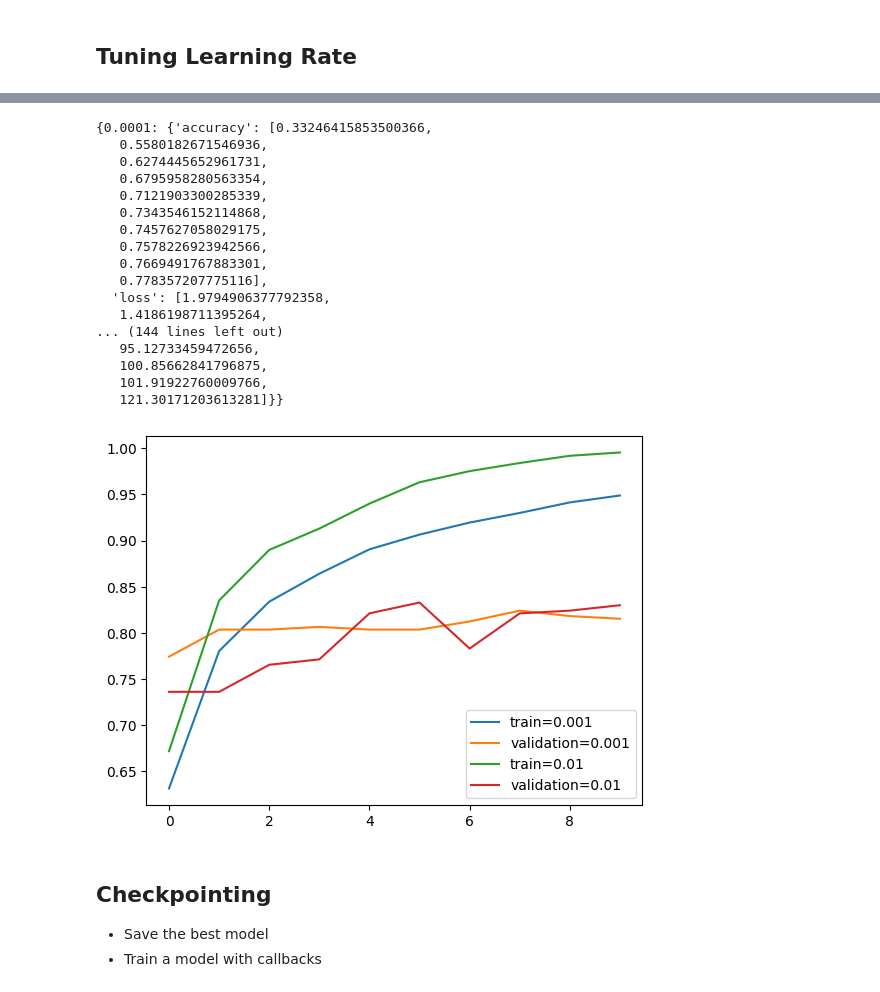
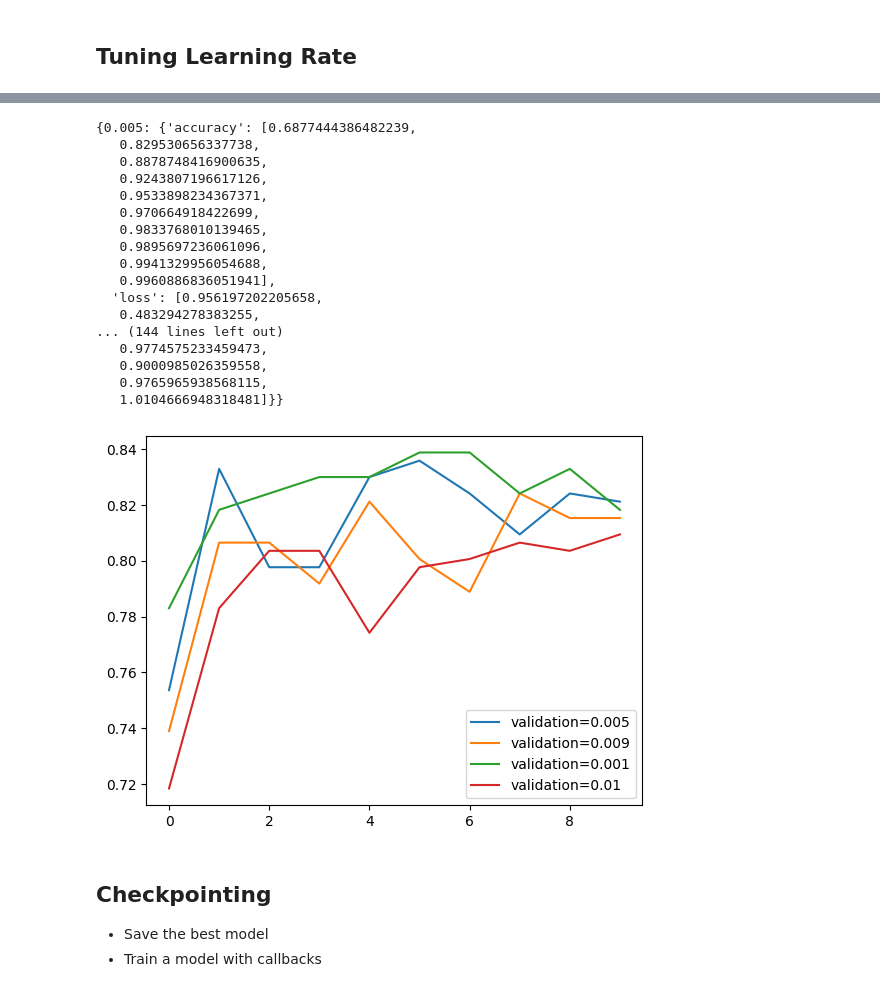
Before and after one commit to okellodaniel/image_classification_deeplearning, a Jupyter notebook: notebook.ipynb, the cells around one changed output, grey strips where cells are left out. Cells and saved outputs as stored; diff of their text form; code cells hidden in the pictures.

Commit message:
trained new model, looking at augmentation

```diff
--- a/notebook.ipynb
+++ b/notebook.ipynb
@@ -357,7 +346,7 @@ def define_model(learning_rate=0.01):
 # %%
 scores = {}
 
-for lr in [0.0001,0.001,0.01,1.0]:
+for lr in [0.005,0.009,0.001,0.01]:
     print("#########",lr)
     model = define_model(learning_rate=lr)
     history = model.fit(train_ds,epochs=10,validation_data=val_ds)
@@ -386,21 +375,21 @@ Epoch 10/10
 # %%
 scores
 # %% [output]
-{0.0001: {'accuracy': [0.33246415853500366,
-   0.5580182671546936,
-   0.6274445652961731,
-   0.6795958280563354,
-   0.7121903300285339,
-   0.7343546152114868,
-   0.7457627058029175,
-   0.7578226923942566,
-   0.7669491767883301,
-   0.778357207775116],
-  'loss': [1.9794906377792358,
-   1.4186198711395264,
+{0.005: {'accuracy': [0.6877444386482239,
+   0.829530656337738,
+   0.8878748416900635,
+   0.9243807196617126,
+   0.9533898234367371,
+   0.970664918422699,
+   0.9833768010139465,
+   0.9895697236061096,
+   0.9941329956054688,
+   0.9960886836051941],
+  'loss': [0.956197202205658,
+   0.483294278383255,
 ... (144 lines left out)
-   95.12733459472656,
-   100.85662841796875,
-   101.91922760009766,
-   121.30171203613281]}}
+   0.9774575233459473,
+   0.9000985026359558,
+   0.9765965938568115,
+   1.0104666948318481]}}
 # %%
@@ -409,12 +398,12 @@ del scores[0.0001]
 # %%
 for lr,hist in scores.items():
     # print(lr)
     # print(hist)
-    plt.plot(hist['accuracy'],label=('train=%s'%lr))
+    # plt.plot(hist['accuracy'],label=('train=%s'%lr))
     plt.plot(hist['val_accuracy'],label=('validation=%s'%lr))
     plt.legend()
 # %% [output]
-[figure, old version]
+[figure, new version]
 # %% [markdown]
 ## Checkpointing
 - Save the best model
```
Also changed, not shown: parts of 26 cells of this notebook, 4 other files.
